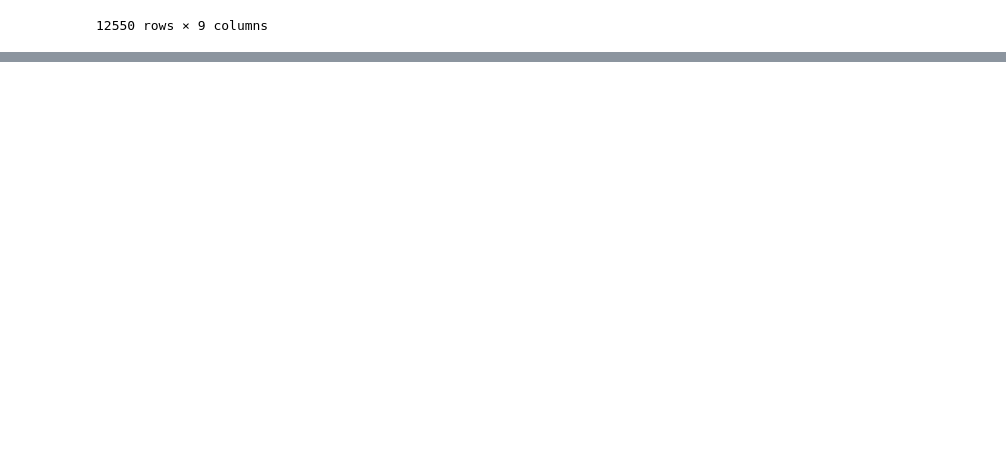
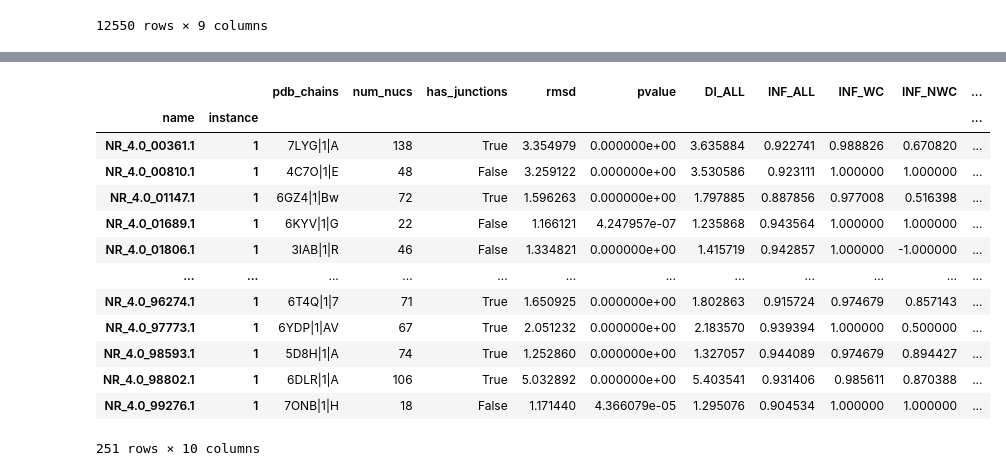
Before and after one commit to Paul-Andre/rna_bits, a Jupyter notebook: src/rna_bits/data/benchmark/auto_from_pdb/Untitled.ipynb, the cells around one changed output, grey strips where cells are left out. Saved outputs shown, nothing was run; the diff lists cells and outputs as text; code cells hidden in the pictures; blank space fills up the shorter version.

```diff
--- a/src/rna_bits/data/benchmark/auto_from_pdb/Untitled.ipynb
+++ b/src/rna_bits/data/benchmark/auto_from_pdb/Untitled.ipynb
@@ -235,0 +217,2 @@ df
+# %%
+fn = fn.drop(columns=["DIR", "REAL_DIR"]).join(info.drop(columns=["DIR", "REAL_DIR"]))
@@ -235,0 +330,17 @@ df
+# %%
+fn
+# %% [output]
+|  |  | pdb_chains | num_nucs | has_junctions | rmsd | pvalue | DI_ALL | INF_ALL | INF_WC | INF_NWC | ... |
+| name | instance |  |  |  |  |  |  |  |  |  | ... |
+| NR_4.0_00361.1 | 1 | 7LYG|1|A | 138 | True | 3.354979 | 0.000000e+00 | 3.635884 | 0.922741 | 0.988826 | 0.670820 | ... |
+| NR_4.0_00810.1 | 1 | 4C7O|1|E | 48 | False | 3.259122 | 0.000000e+00 | 3.530586 | 0.923111 | 1.000000 | 1.000000 | ... |
+| NR_4.0_01147.1 | 1 | 6GZ4|1|Bw | 72 | True | 1.596263 | 0.000000e+00 | 1.797885 | 0.887856 | 0.977008 | 0.516398 | ... |
+| NR_4.0_01689.1 | 1 | 6KYV|1|G | 22 | False | 1.166121 | 4.247957e-07 | 1.235868 | 0.943564 | 1.000000 | 1.000000 | ... |
+| NR_4.0_01806.1 | 1 | 3IAB|1|R | 46 | False | 1.334821 | 0.000000e+00 | 1.415719 | 0.942857 | 1.000000 | -1.000000 | ... |
+| ... | ... | ... | ... | ... | ... | ... | ... | ... | ... | ... | ... |
+| NR_4.0_96274.1 | 1 | 6T4Q|1|7 | 71 | True | 1.650925 | 0.000000e+00 | 1.802863 | 0.915724 | 0.974679 | 0.857143 | ... |
+| NR_4.0_97773.1 | 1 | 6YDP|1|AV | 67 | True | 2.051232 | 0.000000e+00 | 2.183570 | 0.939394 | 1.000000 | 0.500000 | ... |
+| NR_4.0_98593.1 | 1 | 5D8H|1|A | 74 | True | 1.252860 | 0.000000e+00 | 1.327057 | 0.944089 | 0.974679 | 0.894427 | ... |
+| NR_4.0_98802.1 | 1 | 6DLR|1|A | 106 | True | 5.032892 | 0.000000e+00 | 5.403541 | 0.931406 | 0.985611 | 0.870388 | ... |
+| NR_4.0_99276.1 | 1 | 7ONB|1|H | 18 | False | 1.171440 | 4.366079e-05 | 1.295076 | 0.904534 | 1.000000 | 1.000000 | ... |
+251 rows × 10 columns
```
Also changed, not shown: parts of 55 cells of this notebook, 1 other file.
